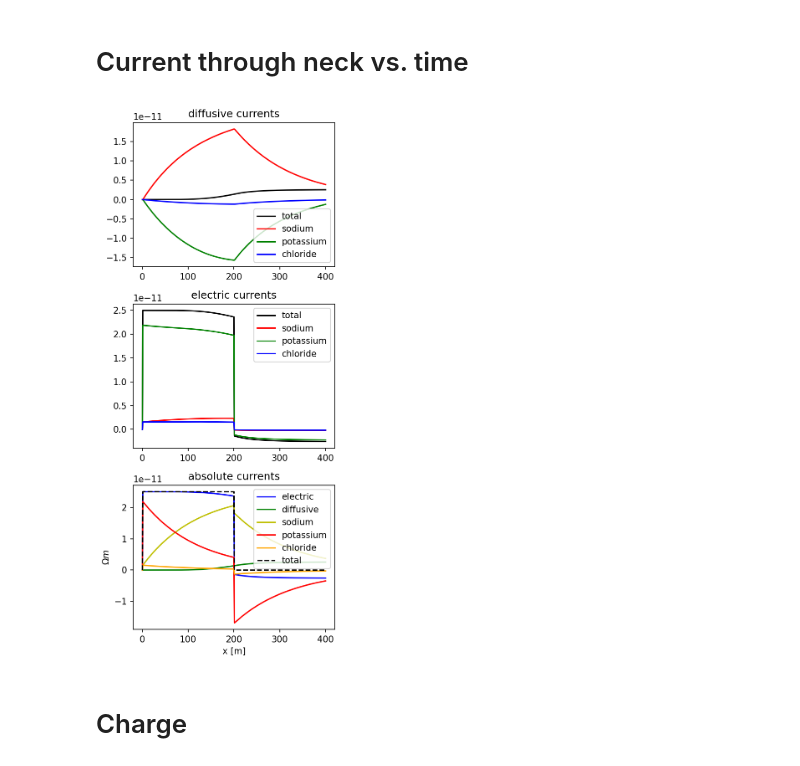
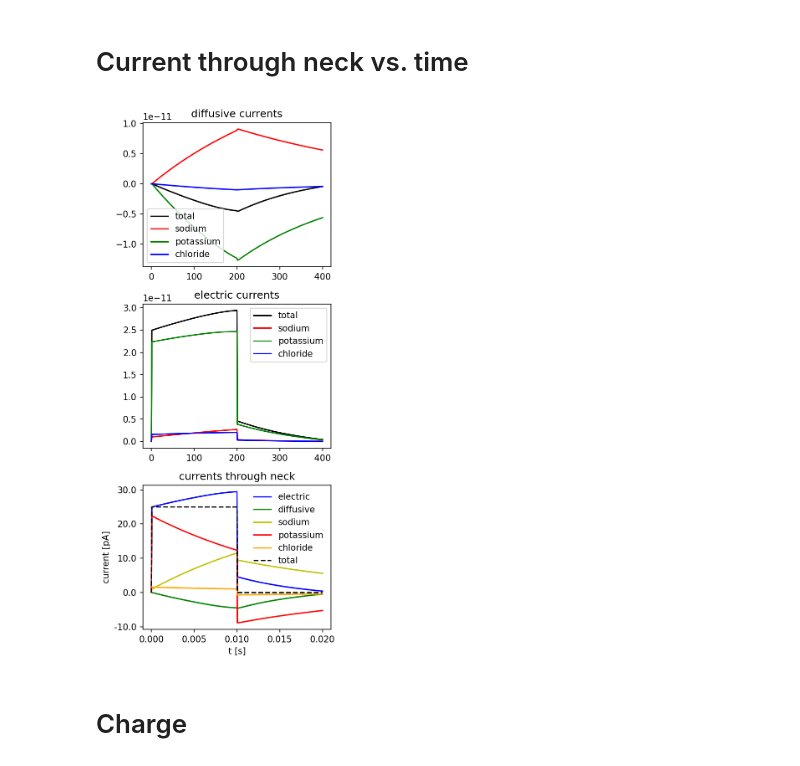
Before and after one commit to feblmu/Eberhardt2024Ion-concentration, a Jupyter notebook: notebooks/analyze_full_run.ipynb, the cells around one changed output. Cells and saved outputs as stored; diff of their text form; code cells hidden in the pictures.

```diff
--- a/notebooks/analyze_full_run.ipynb
+++ b/notebooks/analyze_full_run.ipynb
@@ -32,7 +32,7 @@ plot.ax_electroneutrality_main_axis(fig, pos, 'experiment_1', 1)
 # Load Results
 # %%
 reload(plot)
-file_name = 'experiment_4'
+file_name = 'experiment_1'
 results = plot.load_results(file_name)
 x = results['x']
 t = results['t']
@@ -43,7 +43,7 @@ c_K = results['c_K']
 c_Cl = results['c_Cl']
 
 # param_set = results['parameters'] TODO
-param_set = 'equal_diffusion'
+param_set = 'standard'
 params = parameter_sets[param_set]
 
 dx = x[1] - x[0]
@@ -75,9 +75,9 @@ i_e_K = plot.compute_electrical_current(g_K_ij, phi)
 i_e_Cl = plot.compute_electrical_current(g_Cl_ij, phi)
 
 # chemical potentials
-mu_Na = plot.compute_chemical_potential(c_Na, params)
-mu_K = plot.compute_chemical_potential(c_K, params)
-mu_Cl = plot.compute_chemical_potential(c_Cl, params)
+#mu_Na = plot.compute_chemical_potential(c_Na, params)
+#mu_K = plot.compute_chemical_potential(c_K, params)
+#mu_Cl = plot.compute_chemical_potential(c_Cl, params)
 
 i_e = i_e_Na + i_e_K + i_e_Cl
 
@@ -182,44 +186,45 @@ x_i = 7
 fig = plt.figure(figsize=(4,9), dpi=150)
 
 ax1 = fig.add_subplot(311)
 ax1.plot(i_c[:, 7], 'k-', label='total')
 ax1.plot(i_c_Na[:, 7], 'r-', label='sodium')
 ax1.plot(i_c_K[:, 7], 'g-', label='potassium')
 ax1.plot(i_c_Cl[:, 7], 'b-', label='chloride')
 
 ax1.legend()
 ax1.set_title('diffusive currents')
 
 ax2 = fig.add_subplot(312)
 
 ax2.set_title('electric currents')
 
 ax2.plot(i_e[:, 7], 'k-', label='total')
 ax2.plot(i_e_Na[:, 7], 'r-', label='sodium')
 ax2.plot(i_e_K[:, 7], 'g-', label='potassium')
 ax2.plot(i_e_Cl[:, 7], 'b-', label='chloride')
 ax2.legend()
 
 ax2.set_title('electric currents')
 
 ax3 = fig.add_subplot(313)
-ax3.plot(i_e[:, 7], 'b-', label='electric')
-ax3.plot(i_c[:, 7], 'g-', label='diffusive')
-ax3.plot((i_c_Na+i_e_Na)[:, 7], 'y-', label='sodium')
-ax3.plot((i_c_K+i_e_K)[:, 7], 'r-', label='potassium')
-ax3.plot((i_c_Cl+i_e_Cl)[:, 7], 'r-', c='orange', label='chloride')
-ax3.plot(i_total[:, 7], 'k--', label='total')
+ax3.plot(t,i_e[:, 7], 'b-', label='electric')
+ax3.plot(t,i_c[:, 7], 'g-', label='diffusive')
+ax3.plot(t,(i_c_Na+i_e_Na)[:, 7], 'y-', label='sodium')
+ax3.plot(t,(i_c_K+i_e_K)[:, 7], 'r-', label='potassium')
+ax3.plot(t,(i_c_Cl+i_e_Cl)[:, 7], 'r-', c='orange', label='chloride')
+ax3.plot(t,i_total[:, 7], 'k--', label='total')
 
 
-ax3.set_title('absolute currents')
-ax3.set_xlabel('x [m]')
-ax3.set_ylabel(r'$\Omega m$')
-ax3.legend()
+ax3.set_yticklabels([np.round(tick* 1.e12,2)  for tick in ax3.get_yticks() ])
+ax3.set_title('currents through neck')
+ax3.set_xlabel('t [s]')
+ax3.set_ylabel(r'current [pA]')
+ax3.legend(frameon=False)
 
 plt.tight_layout()
 plt.show()
 # %% [output]
-[figure, old version]
+[figure, new version]
 # %% [markdown]
 # Charge
 # %%
```
Also changed, not shown: parts of 10 cells of this notebook, 1 other file.
